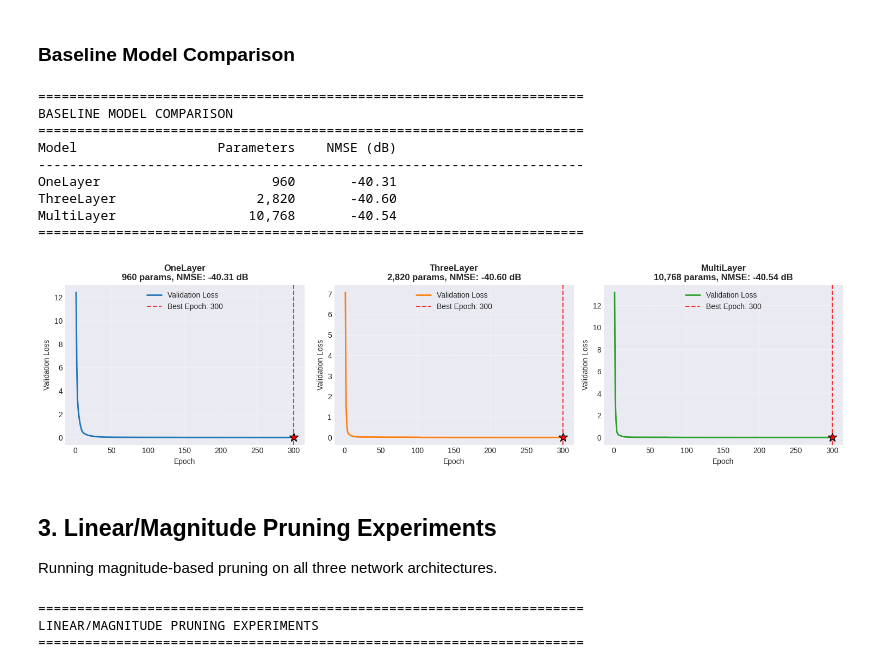
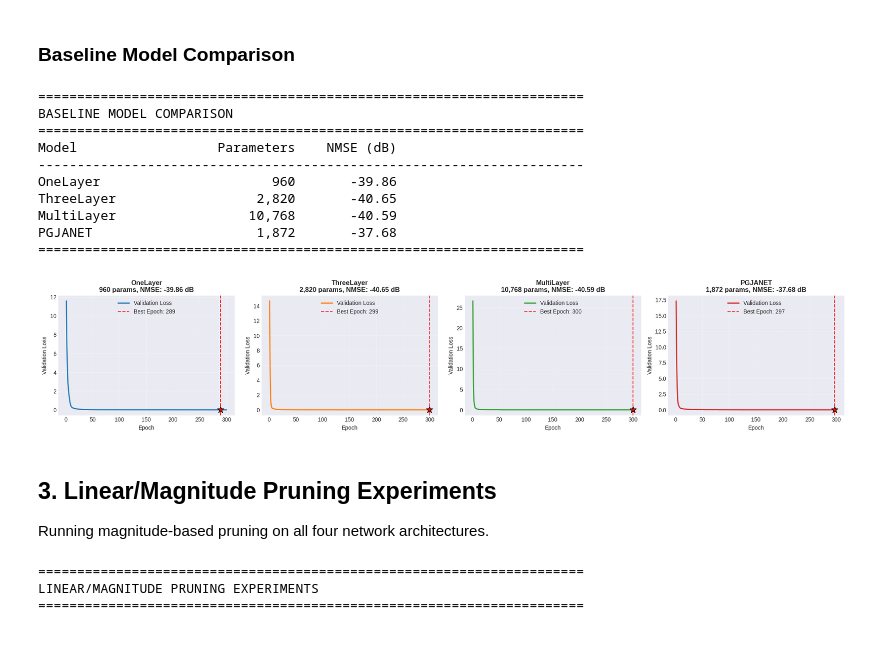
Before and after one commit to aquigney/sparseDPD, a Jupyter notebook: pruning_experiments.ipynb, the cells around one changed output. Saved outputs shown, nothing was run; the diff lists cells and outputs as text; code cells hidden in the pictures; blank space fills up the shorter version.

```diff
--- a/pruning_experiments.ipynb
+++ b/pruning_experiments.ipynb
@@ -231,0 +233,31 @@ Best model from epoch 300 with validation loss: 7.8027e-03
+# %%
+# 2.4 Train PGJANET
+print("\n" + "="*70)
+print("Training PGJANET - PGJANETNetwork")
+print("="*70)
+
+model_pgjanet = PGJANET_NeuralNetwork(
+    num_memory_levels=50,
+    model_type='PGJANETNetwork',
+    forward_model=True
+)
+
+train_losses, valid_losses, best_epoch = model_pgjanet.get_best_model(
+    num_epochs=num_epochs,
+    training_dataset=dataManager.training_dataset,
+    validation_dataset=dataManager.validation_dataset,
+    learning_rate=1e-3
+)
+
+nmse_pgjanet = model_pgjanet.calculate_forward_nmse(dataManager.test_dataset)
+params_pgjanet = model_pgjanet.get_num_params()
+
+models['PGJANET'] = model_pgjanet
+baseline_results['PGJANET'] = {
+    'nmse': nmse_pgjanet,
+    'params': params_pgjanet,
+    'valid_losses': valid_losses,
+    'best_epoch': best_epoch
+}
+
+print(f"\n✓ PGJANETNetwork - NMSE: {nmse_pgjanet:.2f} dB, Parameters: {params_pgjanet:,}")
@@ -242,43 +292,44 @@ for name, results in baseline_results.items():
     print(f"{name:<20} {results['params']:>12,} {results['nmse']:>12.2f}")
 print("="*70)
 
 # Plot baseline training curves
-fig, axes = plt.subplots(1, 3, figsize=(15, 4))
-colors = ['#1f77b4', '#ff7f0e', '#2ca02c']
+fig, axes = plt.subplots(1, 4, figsize=(20, 4))
+colors = ['#1f77b4', '#ff7f0e', '#2ca02c', '#d62728']
 
 for idx, (name, results) in enumerate(baseline_results.items()):
     ax = axes[idx]
     valid_losses = results['valid_losses']
     best_epoch = results['best_epoch']
     epochs = np.arange(1, len(valid_losses) + 1)
 
     ax.plot(epochs, valid_losses, linewidth=2, color=colors[idx], label='Validation Loss')
     ax.axvline(x=best_epoch, linestyle='--', linewidth=1.5, color='red', alpha=0.8, label=f'Best Epoch: {best_epoch}')
     ax.plot(best_epoch, valid_losses[best_epoch-1], marker='*', markersize=12, color='red', markeredgecolor='black')
 
     ax.set_xlabel('Epoch')
     ax.set_ylabel('Validation Loss')
     ax.set_title(f'{name}\n{results["params"]:,} params, NMSE: {results["nmse"]:.2f} dB', fontweight='bold')
     ax.legend()
     ax.grid(True, alpha=0.3)
 
 plt.tight_layout()
 plt.show()
 # %% [output]
 ======================================================================
 BASELINE MODEL COMPARISON
 ======================================================================
 Model                  Parameters    NMSE (dB)
 ----------------------------------------------------------------------
-OneLayer                      960       -40.31
-ThreeLayer                  2,820       -40.60
-MultiLayer                 10,768       -40.54
+OneLayer                      960       -39.86
+ThreeLayer                  2,820       -40.65
+MultiLayer                 10,768       -40.59
+PGJANET                     1,872       -37.68
 ======================================================================
-[figure, old version]
+[figure, new version]
 # %% [markdown]
 ## 3. Linear/Magnitude Pruning Experiments
 
-Running magnitude-based pruning on all three network architectures.
+Running magnitude-based pruning on all four network architectures.
 # %%
 # Store pruning experiment results
 linear_pruning_results = {}
```
Also changed, not shown: parts of 15 cells of this notebook, 4 other files.
